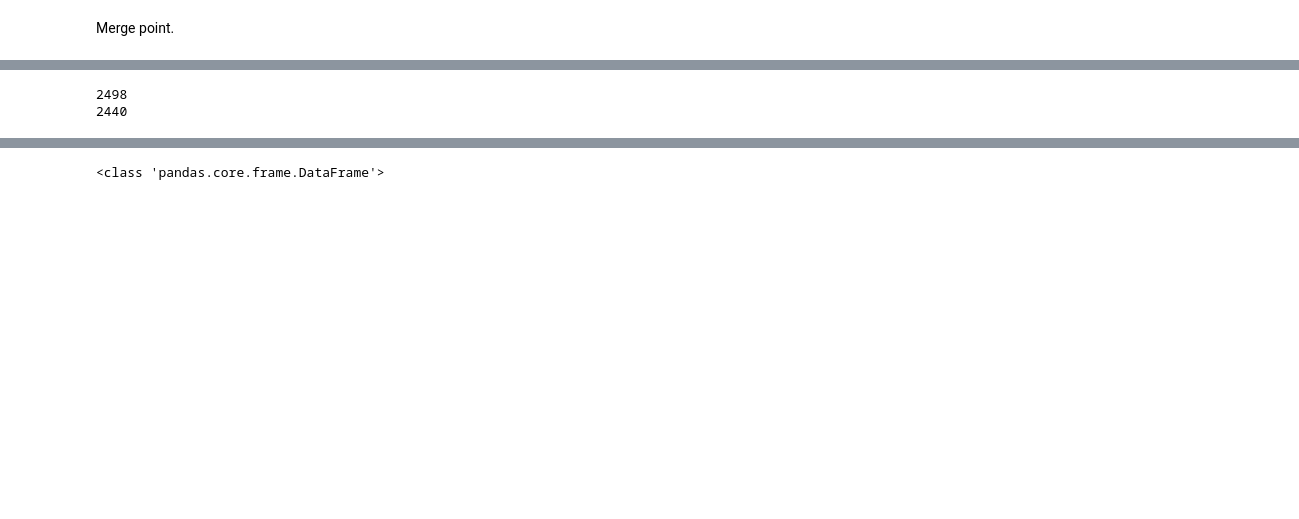
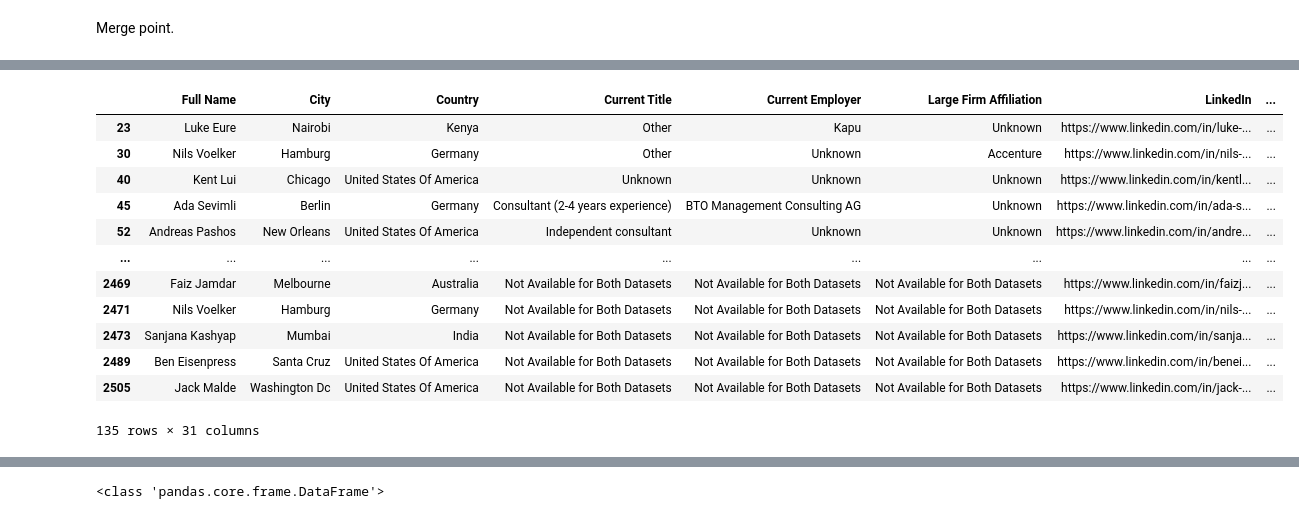
Before and after one commit to 3nikolov/IS537_Final_Project, a Jupyter notebook: Part_1_Import_Merge_Clean.ipynb, the cells around one changed output, grey strips where cells are left out. Saved outputs shown, nothing was run; the diff lists cells and outputs as text; code cells hidden in the pictures; blank space fills up the shorter version.

```diff
--- a/Part_1_Import_Merge_Clean.ipynb
+++ b/Part_1_Import_Merge_Clean.ipynb
@@ -410,5 +444,18 @@ combined_data
 # %%
 # identify and handle post merge duplicates
+are_there_duplicates = combined_data[combined_data.duplicated(subset=["Full Name", "LinkedIn"], keep=False)]
+display(are_there_duplicates)
 # %% [output]
+|  | Full Name | City | Country | Current Title | Current Employer | Large Firm Affiliation | LinkedIn | ... |
+| 23 | Luke Eure | Nairobi | Kenya | Other | Kapu | Unknown | https://www.linkedin.com/in/luke-... | ... |
+| 30 | Nils Voelker | Hamburg | Germany | Other | Unknown | Accenture | https://www.linkedin.com/in/nils-... | ... |
+| 40 | Kent Lui | Chicago | United States Of America | Unknown | Unknown | Unknown | https://www.linkedin.com/in/kentl... | ... |
+| 45 | Ada Sevimli | Berlin | Germany | Consultant (2-4 years experience) | BTO Management Consulting AG | Unknown | https://www.linkedin.com/in/ada-s... | ... |
+| 52 | Andreas Pashos | New Orleans | United States Of America | Independent consultant | Unknown | Unknown | https://www.linkedin.com/in/andre... | ... |
+| ... | ... | ... | ... | ... | ... | ... | ... | ... |
+| 2469 | Faiz Jamdar | Melbourne | Australia | Not Available for Both Datasets | Not Available for Both Datasets | Not Available for Both Datasets | https://www.linkedin.com/in/faizj... | ... |
+| 2471 | Nils Voelker | Hamburg | Germany | Not Available for Both Datasets | Not Available for Both Datasets | Not Available for Both Datasets | https://www.linkedin.com/in/nils-... | ... |
+| 2473 | Sanjana Kashyap | Mumbai | India | Not Available for Both Datasets | Not Available for Both Datasets | Not Available for Both Datasets | https://www.linkedin.com/in/sanja... | ... |
+| 2489 | Ben Eisenpress | Santa Cruz | United States Of America | Not Available for Both Datasets | Not Available for Both Datasets | Not Available for Both Datasets | https://www.linkedin.com/in/benei... | ... |
+| 2505 | Jack Malde | Washington Dc | United States Of America | Not Available for Both Datasets | Not Available for Both Datasets | Not Available for Both Datasets | https://www.linkedin.com/in/jack-... | ... |
-2498
-2440
+135 rows × 31 columns
```
Also changed, not shown: parts of 27 cells of this notebook, 1 other file.
